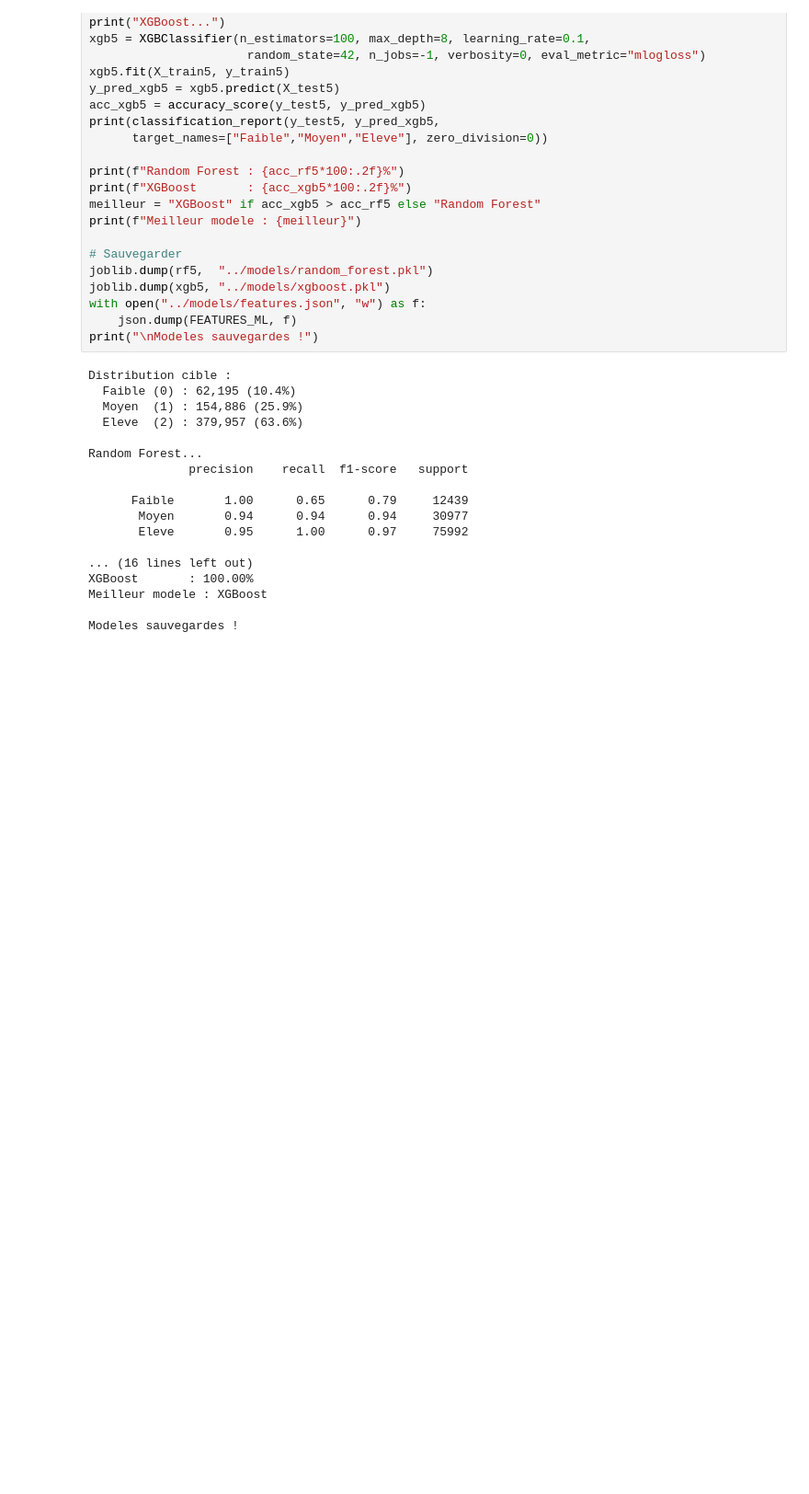
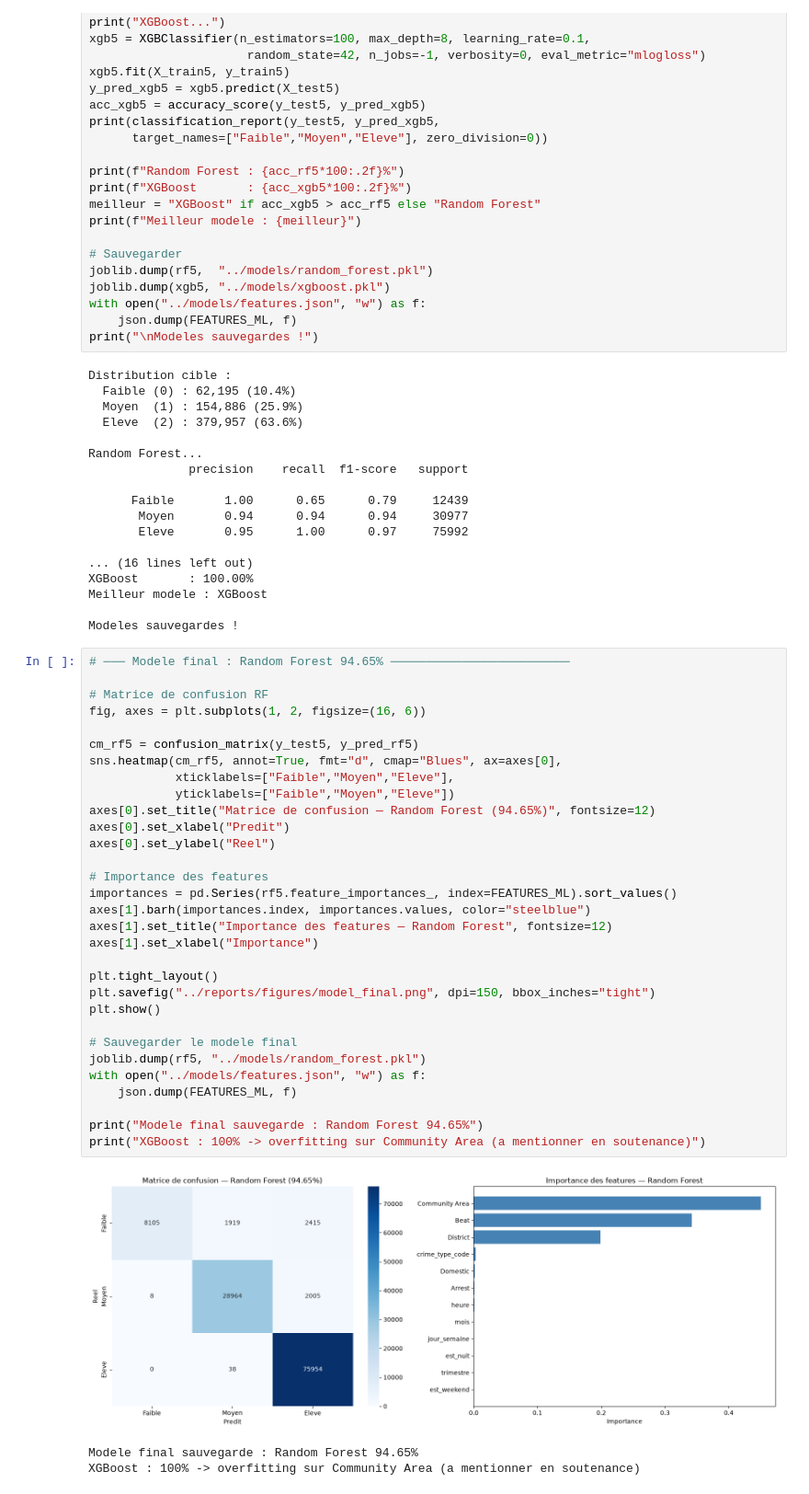
Before and after one commit to hamze-ISM/RiskMap_AI, a Jupyter notebook: notebooks/03_modeling.ipynb, the cells around one changed output. Shown at 92% size. Drawn from its saved outputs; the diff is of its cells as text; blank space fills up the shorter version.

Commit message:
feat: modele final Random Forest 94.65% + visualisations

```diff
--- a/notebooks/03_modeling.ipynb
+++ b/notebooks/03_modeling.ipynb
@@ -288,3 +288,38 @@ XGBoost       : 100.00%
 Meilleur modele : XGBoost
 
 Modeles sauvegardes !
+# %%
+# ─── Modele final : Random Forest 94.65% ─────────────────────────
+
+# Matrice de confusion RF
+fig, axes = plt.subplots(1, 2, figsize=(16, 6))
+
+cm_rf5 = confusion_matrix(y_test5, y_pred_rf5)
+sns.heatmap(cm_rf5, annot=True, fmt="d", cmap="Blues", ax=axes[0],
+            xticklabels=["Faible","Moyen","Eleve"],
+            yticklabels=["Faible","Moyen","Eleve"])
+axes[0].set_title("Matrice de confusion — Random Forest (94.65%)", fontsize=12)
+axes[0].set_xlabel("Predit")
+axes[0].set_ylabel("Reel")
+
+# Importance des features
+importances = pd.Series(rf5.feature_importances_, index=FEATURES_ML).sort_values()
+axes[1].barh(importances.index, importances.values, color="steelblue")
+axes[1].set_title("Importance des features — Random Forest", fontsize=12)
+axes[1].set_xlabel("Importance")
+
+plt.tight_layout()
+plt.savefig("../reports/figures/model_final.png", dpi=150, bbox_inches="tight")
+plt.show()
+
+# Sauvegarder le modele final
+joblib.dump(rf5, "../models/random_forest.pkl")
+with open("../models/features.json", "w") as f:
+    json.dump(FEATURES_ML, f)
+
+print("Modele final sauvegarde : Random Forest 94.65%")
+print("XGBoost : 100% -> overfitting sur Community Area (a mentionner en soutenance)")
+# %% [output]
+[figure, added]
+Modele final sauvegarde : Random Forest 94.65%
+XGBoost : 100% -> overfitting sur Community Area (a mentionner en soutenance)
```
